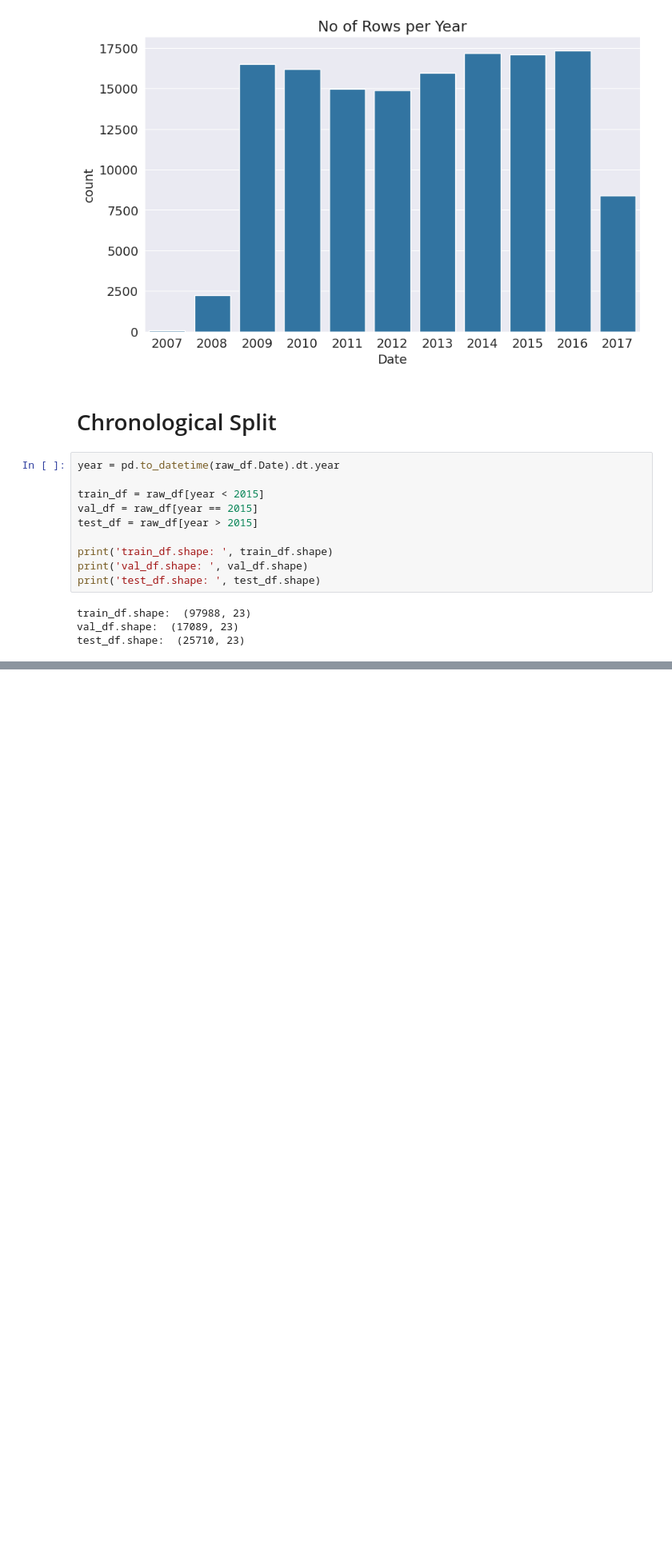
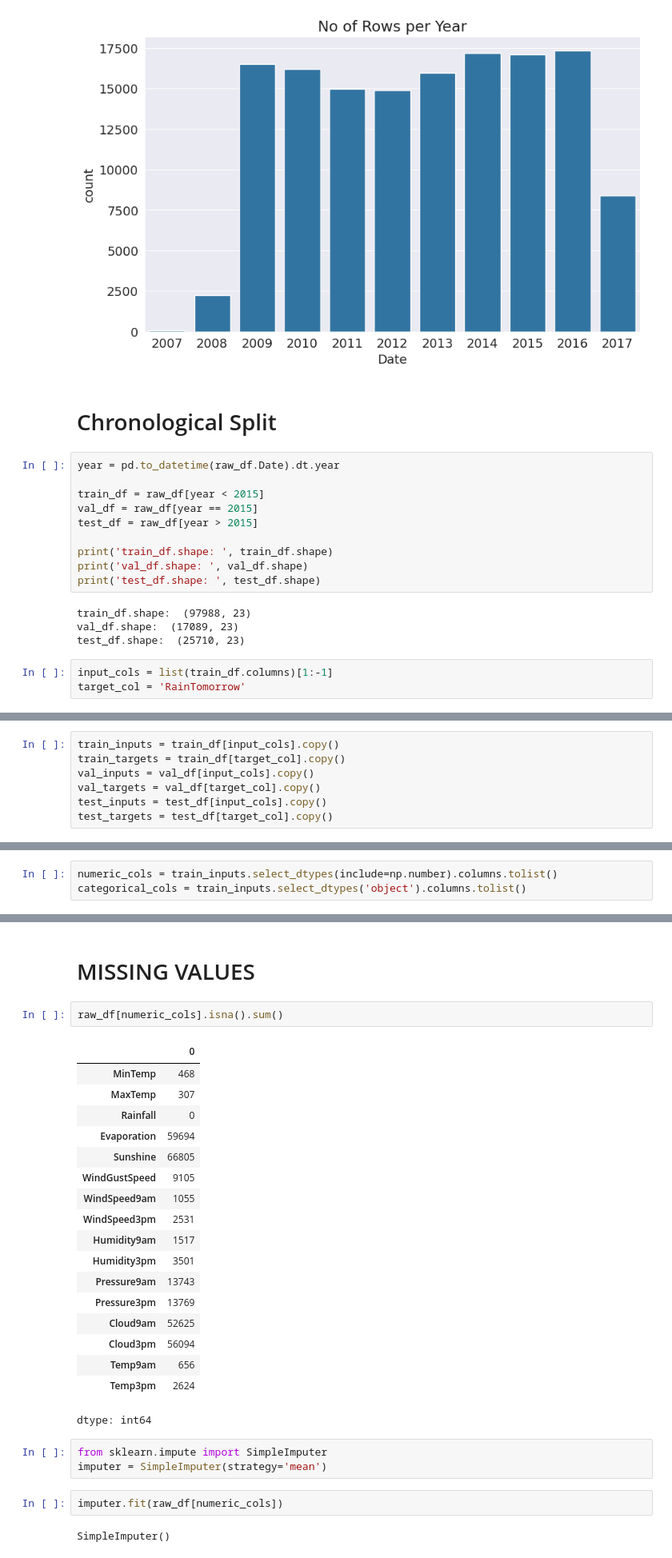
Before and after one commit to JohnUfo/python-and-scikit-tutorial, a Jupyter notebook: Logistic_Regression_with_Scikit_learn.ipynb, the cells around one changed output, grey strips where cells are left out. Shown at 80% size. Cells and saved outputs as stored; diff of their text form; blank space fills up the shorter version.

```diff
--- a/Logistic_Regression_with_Scikit_learn.ipynb
+++ b/Logistic_Regression_with_Scikit_learn.ipynb
@@ -124,3 +120,6 @@ print('test_df.shape: ', test_df.shape)
 train_df.shape:  (97988, 23)
 val_df.shape:  (17089, 23)
 test_df.shape:  (25710, 23)
+# %%
+input_cols = list(train_df.columns)[1:-1]
+target_col = 'RainTomorrow'
@@ -126,0 +130,7 @@ test_df.shape:  (25710, 23)
+# %%
+train_inputs = train_df[input_cols].copy()
+train_targets = train_df[target_col].copy()
+val_inputs = val_df[input_cols].copy()
+val_targets = val_df[target_col].copy()
+test_inputs = test_df[input_cols].copy()
+test_targets = test_df[target_col].copy()
@@ -126,0 +141,3 @@ test_df.shape:  (25710, 23)
+# %%
+numeric_cols = train_inputs.select_dtypes(include=np.number).columns.tolist()
+categorical_cols = train_inputs.select_dtypes('object').columns.tolist()
@@ -126,0 +177,30 @@ test_df.shape:  (25710, 23)
+# %% [markdown]
+# MISSING VALUES
+# %%
+raw_df[numeric_cols].isna().sum()
+# %% [output]
+|  | 0 |
+| MinTemp | 468 |
+| MaxTemp | 307 |
+| Rainfall | 0 |
+| Evaporation | 59694 |
+| Sunshine | 66805 |
+| WindGustSpeed | 9105 |
+| WindSpeed9am | 1055 |
+| WindSpeed3pm | 2531 |
+| Humidity9am | 1517 |
+| Humidity3pm | 3501 |
+| Pressure9am | 13743 |
+| Pressure3pm | 13769 |
+| Cloud9am | 52625 |
+| Cloud3pm | 56094 |
+| Temp9am | 656 |
+| Temp3pm | 2624 |
+dtype: int64
+# %%
+from sklearn.impute import SimpleImputer
+imputer = SimpleImputer(strategy='mean')
+# %%
+imputer.fit(raw_df[numeric_cols])
+# %% [output]
+SimpleImputer()
```
Also changed, not shown: parts of 19 cells of this notebook.
